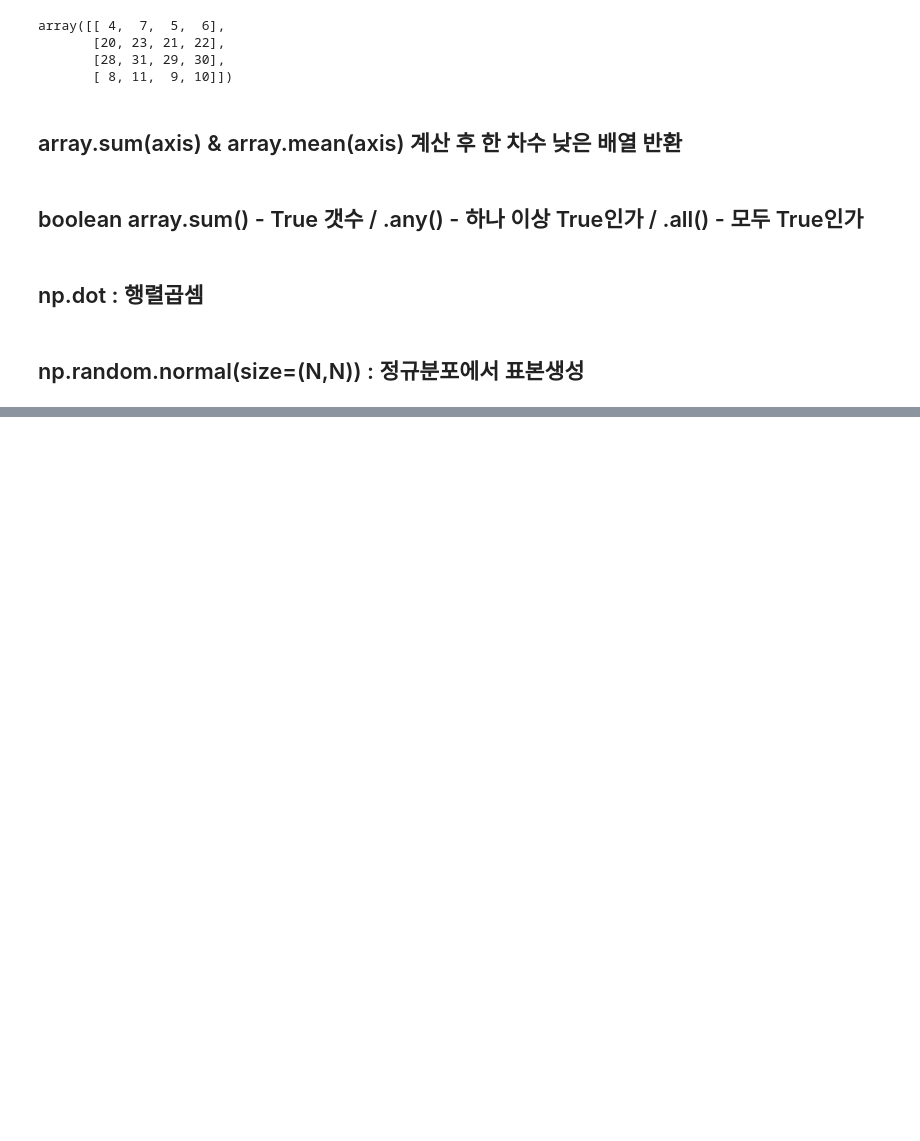
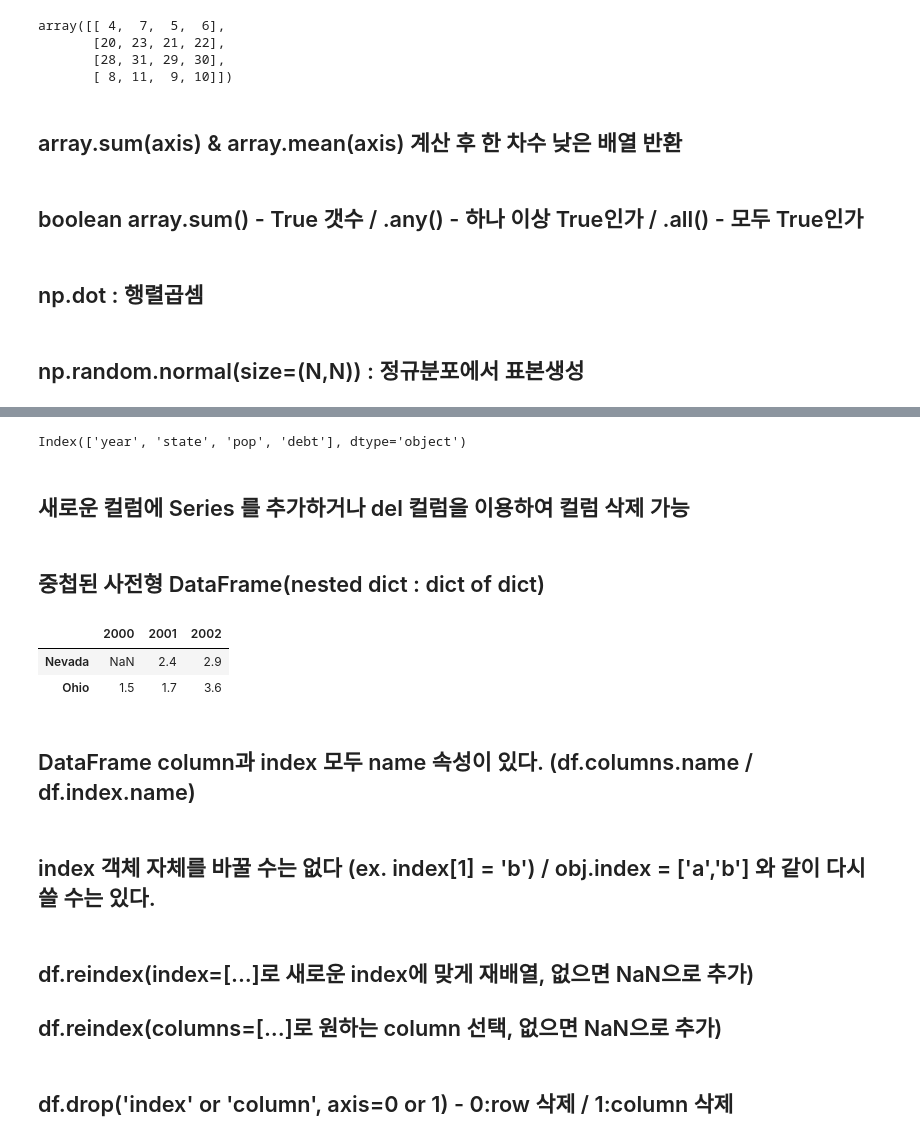
Before and after one commit to DongsuShin322/note_taking, a Jupyter notebook: Oracle_data_analysis.ipynb, the cells around one changed output, grey strips where cells are left out. Saved outputs shown, nothing was run; the diff lists cells and outputs as text; code cells hidden in the pictures; blank space fills up the shorter version.

```diff
--- a/Oracle_data_analysis.ipynb
+++ b/Oracle_data_analysis.ipynb
@@ -257,0 +298,20 @@ arr.swapaxes(1,2) # 2개의 축 번호를 받아서 변경
+# %%
+frame2.columns # 모든 컬럼 보기
+# %% [output]
+Index(['year', 'state', 'pop', 'debt'], dtype='object')
+# %% [markdown]
+## 새로운 컬럼에 Series 를 추가하거나 del 컬럼을 이용하여 컬럼 삭제 가능
+# %% [markdown]
+## 중첩된 사전형 DataFrame(nested dict : dict of dict)
+# %%
+pop = {'Nevada':{2001:2.4, 2002:2.9},
+       'Ohio':{2000:1.5, 2001:1.7, 2002:3.6}}
+frame3 = pd.DataFrame(pop) # outer key --> column, inner key --> index
+# %%
+frame3.T # Transpose
+# %% [output]
+|  | 2000 | 2001 | 2002 |
+| Nevada | NaN | 2.4 | 2.9 |
+| Ohio | 1.5 | 1.7 | 3.6 |
+# %% [markdown]
+## DataFrame column과 index 모두 name 속성이 있다. (df.columns.name / df.index.name)
@@ -257,0 +320,7 @@ arr.swapaxes(1,2) # 2개의 축 번호를 받아서 변경
+# %% [markdown]
+## index 객체 자체를 바꿀 수는 없다 (ex. index[1] = 'b') / obj.index = ['a','b'] 와 같이 다시 쓸 수는 있다.
+# %% [markdown]
+## df.reindex(index=[...]로 새로운 index에 맞게 재배열, 없으면 NaN으로 추가)
+## df.reindex(columns=[...]로 원하는 column 선택, 없으면 NaN으로 추가)
+# %% [markdown]
+## df.drop('index' or 'column', axis=0 or 1) - 0:row 삭제 / 1:column 삭제
```
Also changed, not shown: parts of 26 cells of this notebook.
